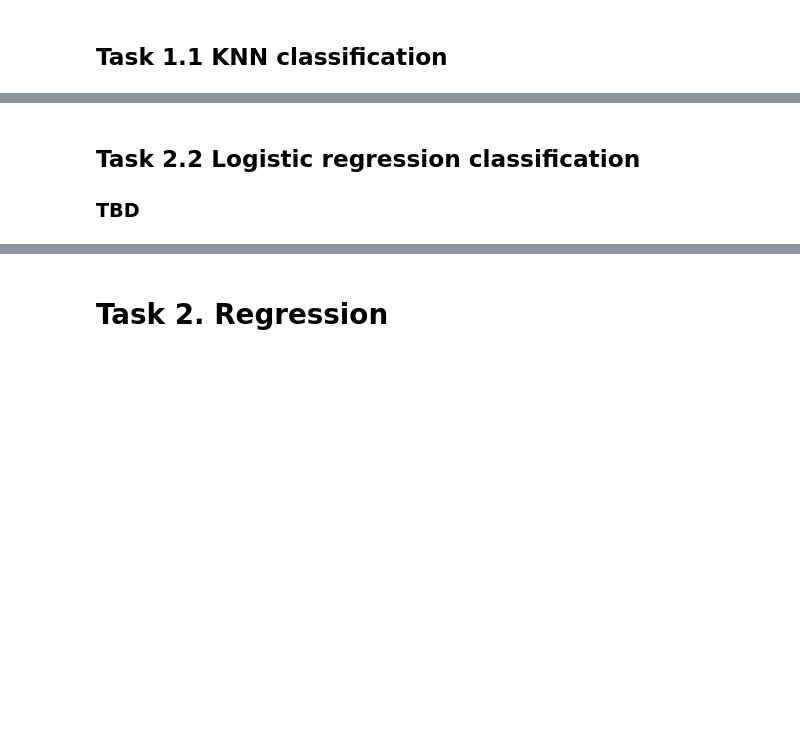
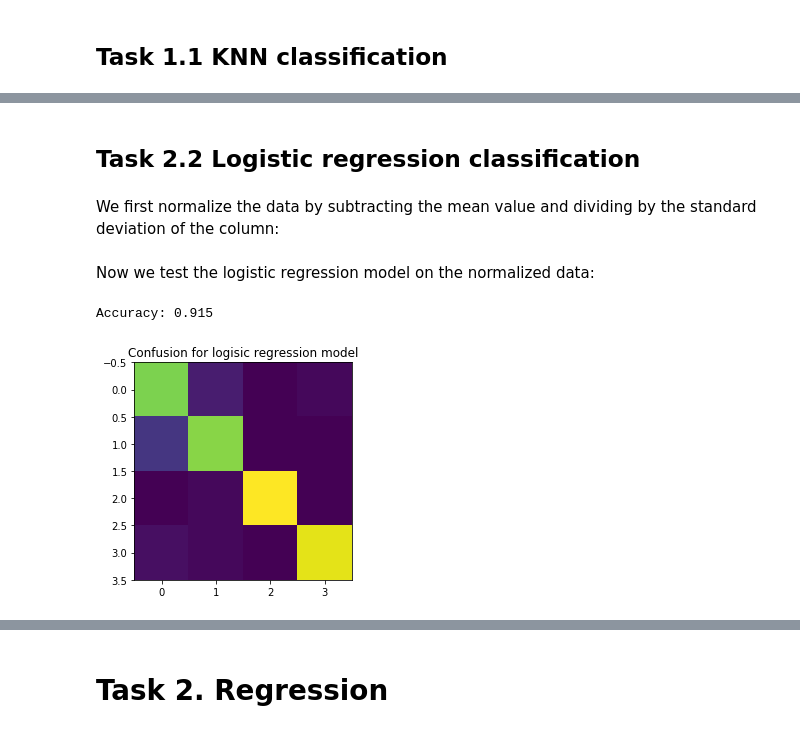
Before and after one commit to AndreeaMusat/machine_learning, a Jupyter notebook: regression-and-knn/dogs.ipynb, the cells around one changed output, grey strips where cells are left out. Cells and saved outputs as stored; diff of their text form; code cells hidden in the pictures; blank space fills up the shorter version.

```diff
--- a/regression-and-knn/dogs.ipynb
+++ b/regression-and-knn/dogs.ipynb
@@ -149,3 +139,4 @@ for dist_type in ['euclidean', 'manhattan']:
 # %% [markdown]
 ## Task 2.2 Logistic regression classification
-### TBD
+# %% [markdown]
+We first normalize the data by subtracting the mean value and dividing by the standard deviation of the column:
@@ -151,0 +151,19 @@ for dist_type in ['euclidean', 'manhattan']:
+# %% [markdown]
+Now we test the logistic regression model on the normalized data:
+# %%
+from sklearn.linear_model import LogisticRegression
+
+X_train, y_train, X_test, y_test = get_data(
+    data, kLabel, ['Longevity(yrs)', 'Owner Name'], 0.8)
+log_regr = LogisticRegression(
+    solver='lbfgs', multi_class='multinomial').fit(X_train, y_train.T[0])
+y_pred = log_regr.predict(X_test)
+acc, confusion_matrix = compute_accuracy(y_test, y_pred)
+print('Accuracy: {}'.format(acc))
+plt.imshow(confusion_matrix)
+title = 'Confusion for logisic regression model'
+plt.title(title)
+plt.show()
+# %% [output]
+Accuracy: 0.915
+[figure, added]
```
Also changed, not shown: parts of 24 cells of this notebook.
